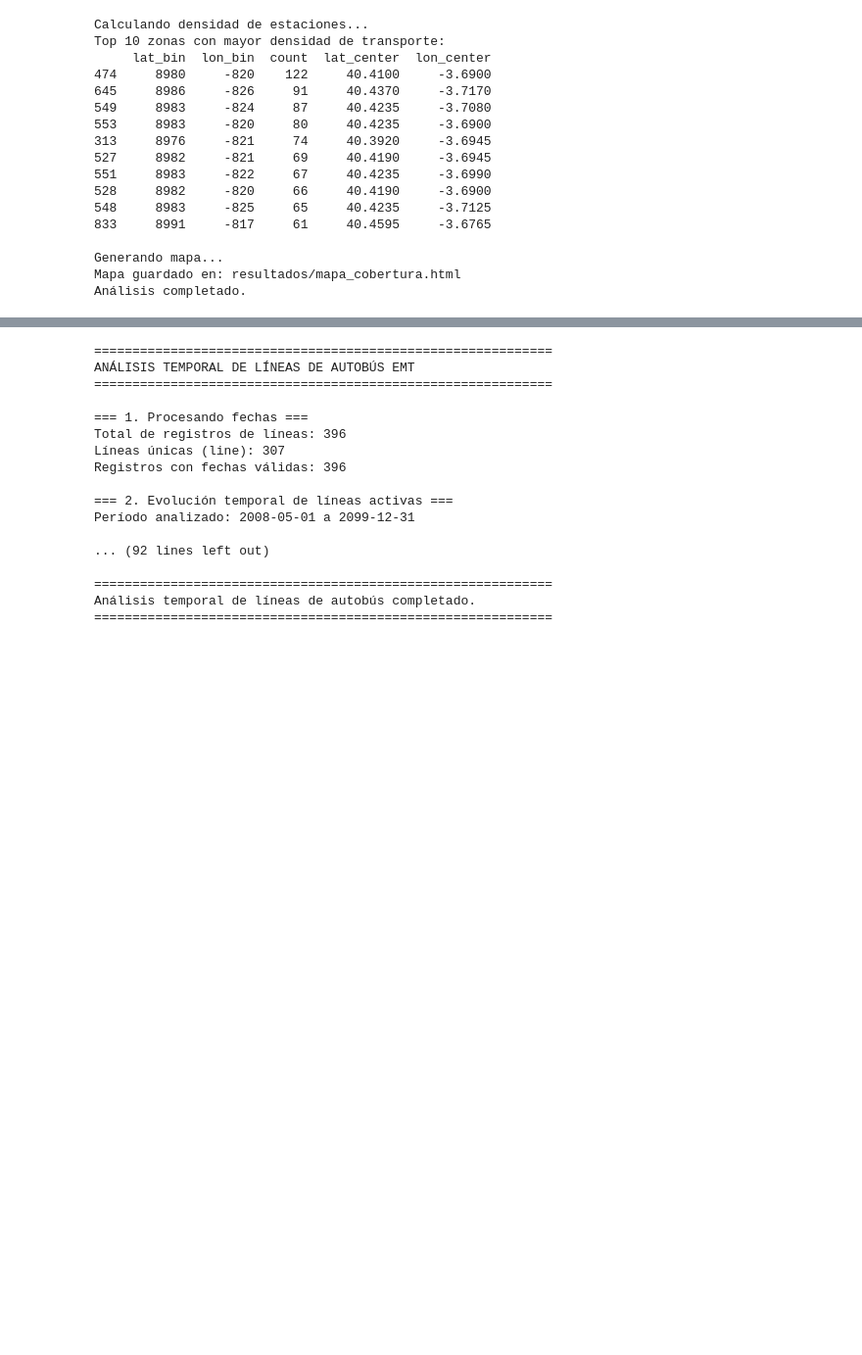
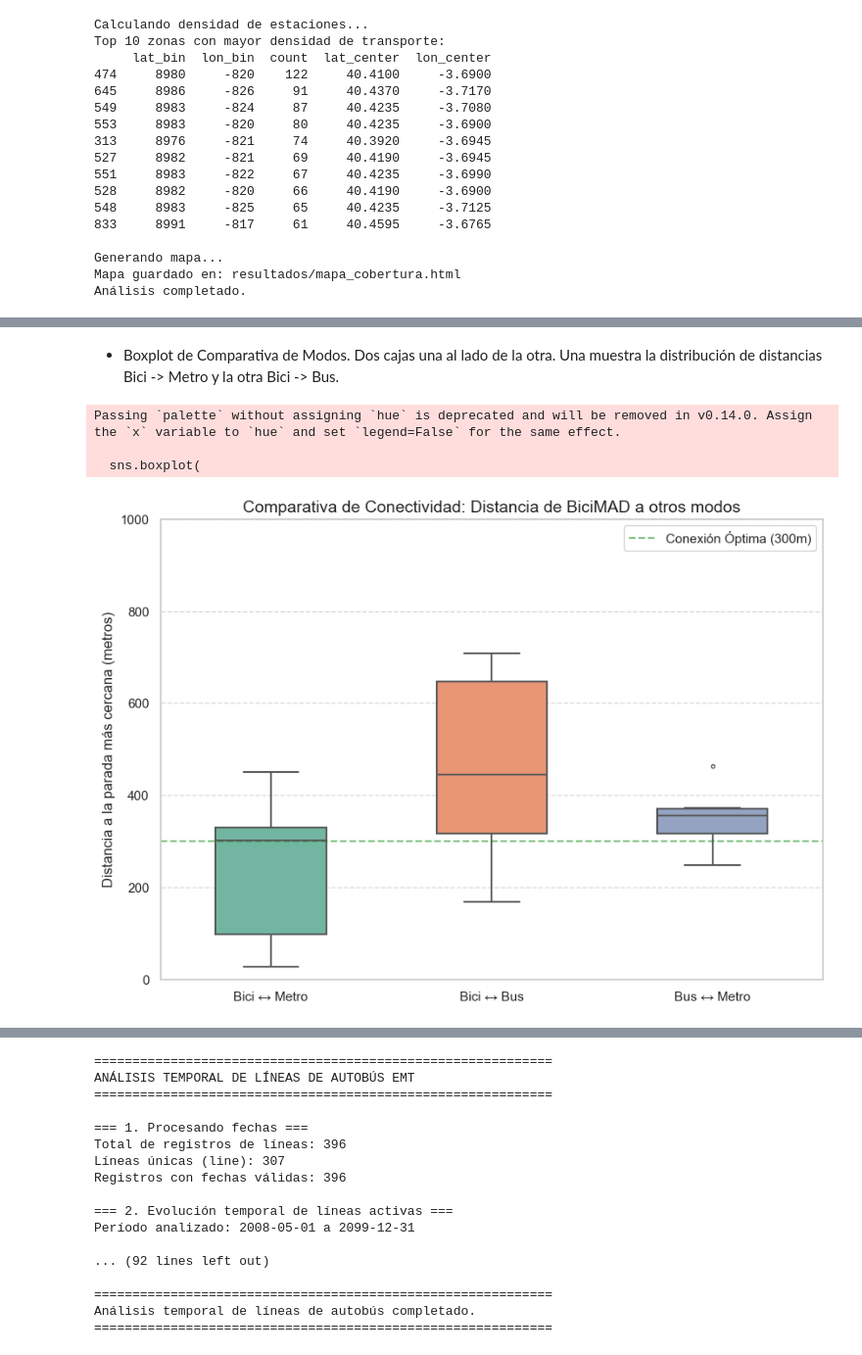
Before and after one commit to moniquescz/PRVD, a Jupyter notebook: Proyecto profe 1/analisis_datos.ipynb, the cells around one changed output, grey strips where cells are left out. Shown: that part at 98% size. Cells and saved outputs as stored; diff of their text form; code cells hidden in the pictures; blank space fills up the shorter version.

```diff
--- a/Proyecto profe 1/analisis_datos.ipynb
+++ b/Proyecto profe 1/analisis_datos.ipynb
@@ -666,0 +398,59 @@ Análisis de accesibilidad PMR completado.
+# %% [markdown]
+- Boxplot de Comparativa de Modos. Dos cajas una al lado de la otra. Una muestra la distribución de distancias Bici -> Metro y la otra Bici -> Bus.
+# %%
+# Configuración del tamaño
+plt.figure(figsize=(10, 7))
+
+# --- GENERACIÓN DEL BOXPLOT USANDO TUS DATOS PROCESADOS ---
+# Usamos df_bicimad_plot que ya contiene 'dist_metro' y 'dist_bus'
+df_comparativa = df_bicimad_plot[['dist_metro', 'dist_bus']].copy()
+
+# Añadir una nueva columna para la conexión entre bus y metro
+df_comparativa['dist_bus_metro'] = (df_comparativa['dist_metro'] + df_comparativa['dist_bus']) / 2
+
+# Transformamos a formato largo para Seaborn
+df_melt = df_comparativa.melt(
+    var_name='Modo_Transporte',
+    value_name='Distancia'
+)
+
+# Etiquetas legibles
+df_melt['Modo_Transporte'] = df_melt['Modo_Transporte'].replace({
+    'dist_metro': 'Bici ↔ Metro',
+    'dist_bus': 'Bici ↔ Bus',
+    'dist_bus_metro': 'Bus ↔ Metro'
+})
+
+# Graficamos
+sns.boxplot(
+    data=df_melt,
+    x='Modo_Transporte',
+    y='Distancia',
+    palette="Set2",
+    width=0.5,
+    fliersize=3,
+    linewidth=1.5
+)
+
+# Ajustes estéticos
+plt.title('Comparativa de Conectividad: Distancia de BiciMAD a otros modos', fontsize=14)
+plt.ylabel('Distancia a la parada más cercana (metros)', fontsize=12)
+plt.xlabel('')
+
+# Zoom para ver bien la distribución principal (evitando outliers extremos de 3km)
+plt.ylim(0, 1000)
+
+# Línea de referencia de "buena conexión"
+plt.axhline(300, color='green', linestyle='--', alpha=0.5, label='Conexión Óptima (300m)')
+plt.legend(loc='upper right')
+plt.grid(axis='y', linestyle='--', alpha=0.7)
+
+# Guardar
+outfile = os.path.join('resultados/plots/analisis_multimodal/4_boxplot_comparativa_modos.png')
+plt.savefig(outfile, format='png', dpi=300, bbox_inches='tight')
+plt.show()
+# %% [output]
+Passing `palette` without assigning `hue` is deprecated and will be removed in v0.14.0. Assign the `x` variable to `hue` and set `legend=False` for the same effect.
+
+  sns.boxplot(
+[figure, added]
```
Also changed, not shown: parts of 31 cells of this notebook, 21 other files.
